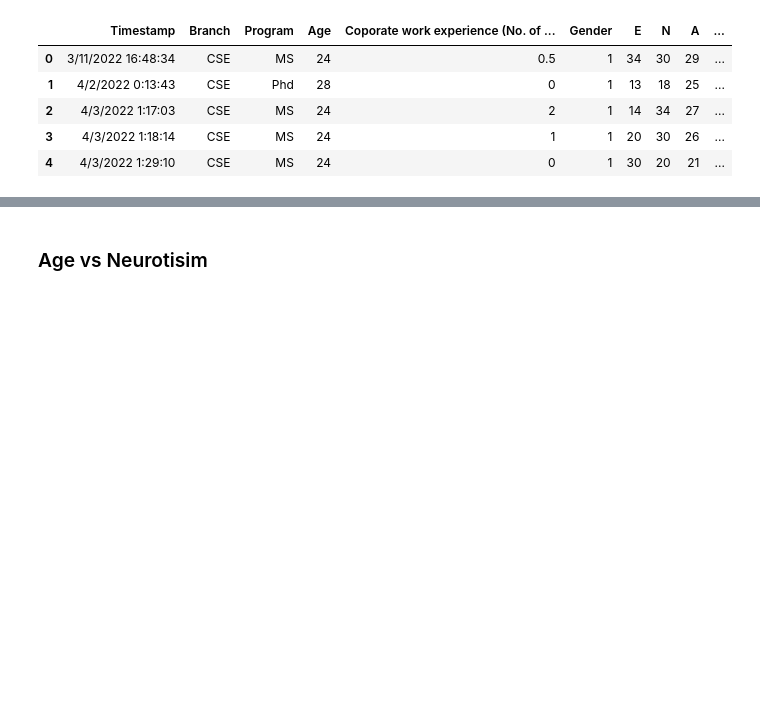
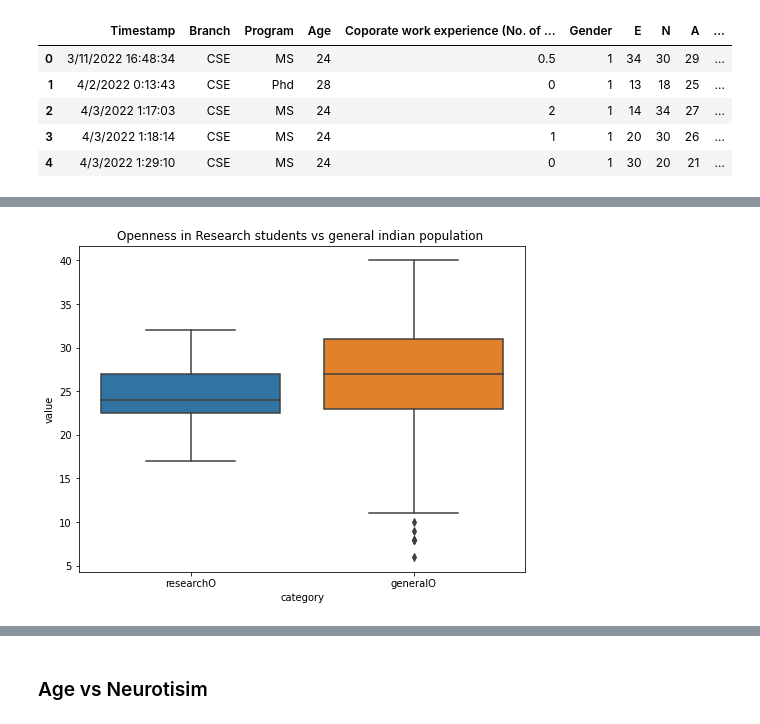
Before and after one commit to bhoomeendra/BRSM, a Jupyter notebook: Project.ipynb, the cells around one changed output, grey strips where cells are left out. Saved outputs shown, nothing was run; the diff lists cells and outputs as text; code cells hidden in the pictures; blank space fills up the shorter version.

```diff
--- a/Project.ipynb
+++ b/Project.ipynb
@@ -604,2 +735,9 @@ p_adjusted
  0.010206218313011495,
  0.01)
+# %%
+plt.figure(figsize=(8,6))
+data_vis = data_p[(data_p['category'] == 'researchO') | (data_p['category'] == 'generalO')]
+sns.boxplot(x="category", y="value", data=data_vis).set(title="Openness in Research students vs general indian population ")
+plt.savefig('open_research_general.jpeg')
+# %% [output]
+[figure, added]
```
Also changed, not shown: parts of 22 cells of this notebook, 12 other files.
